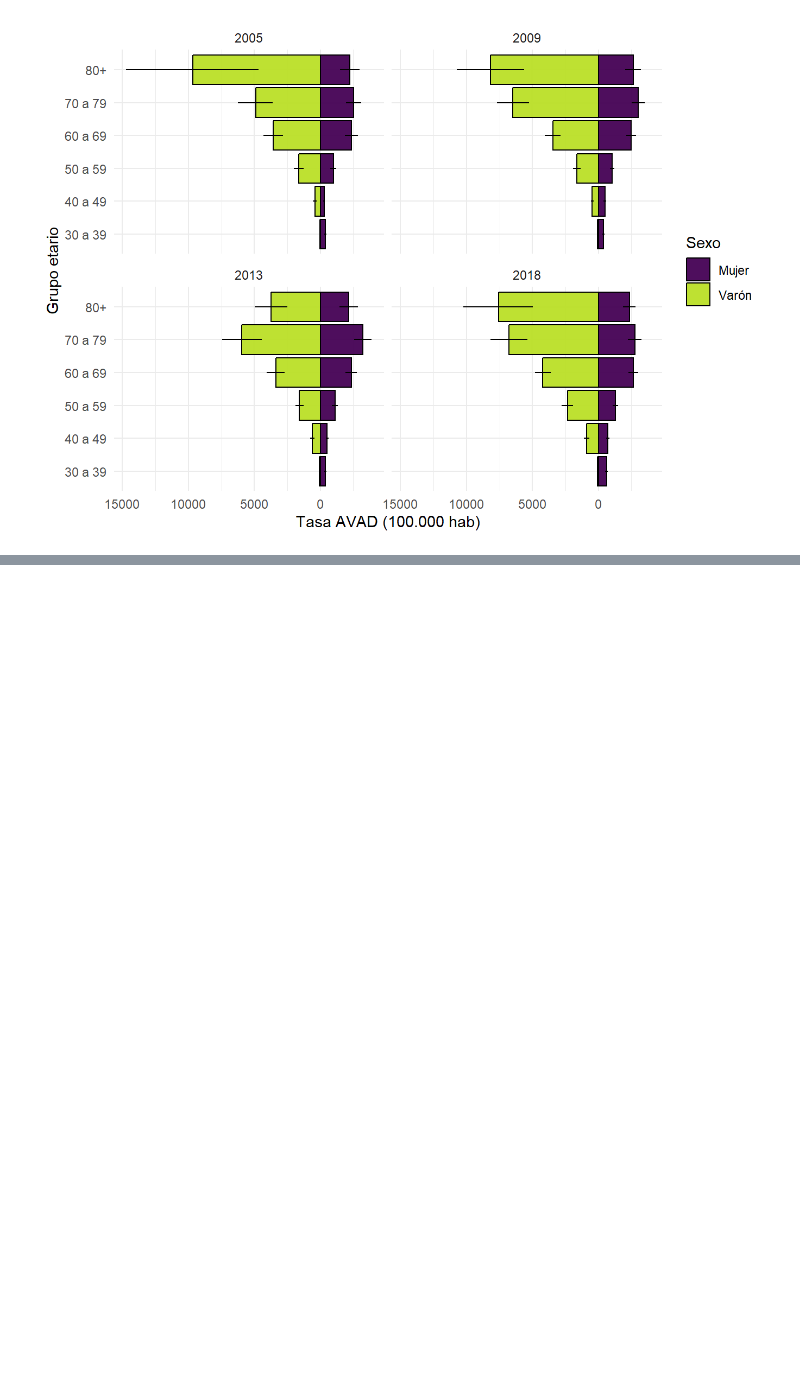
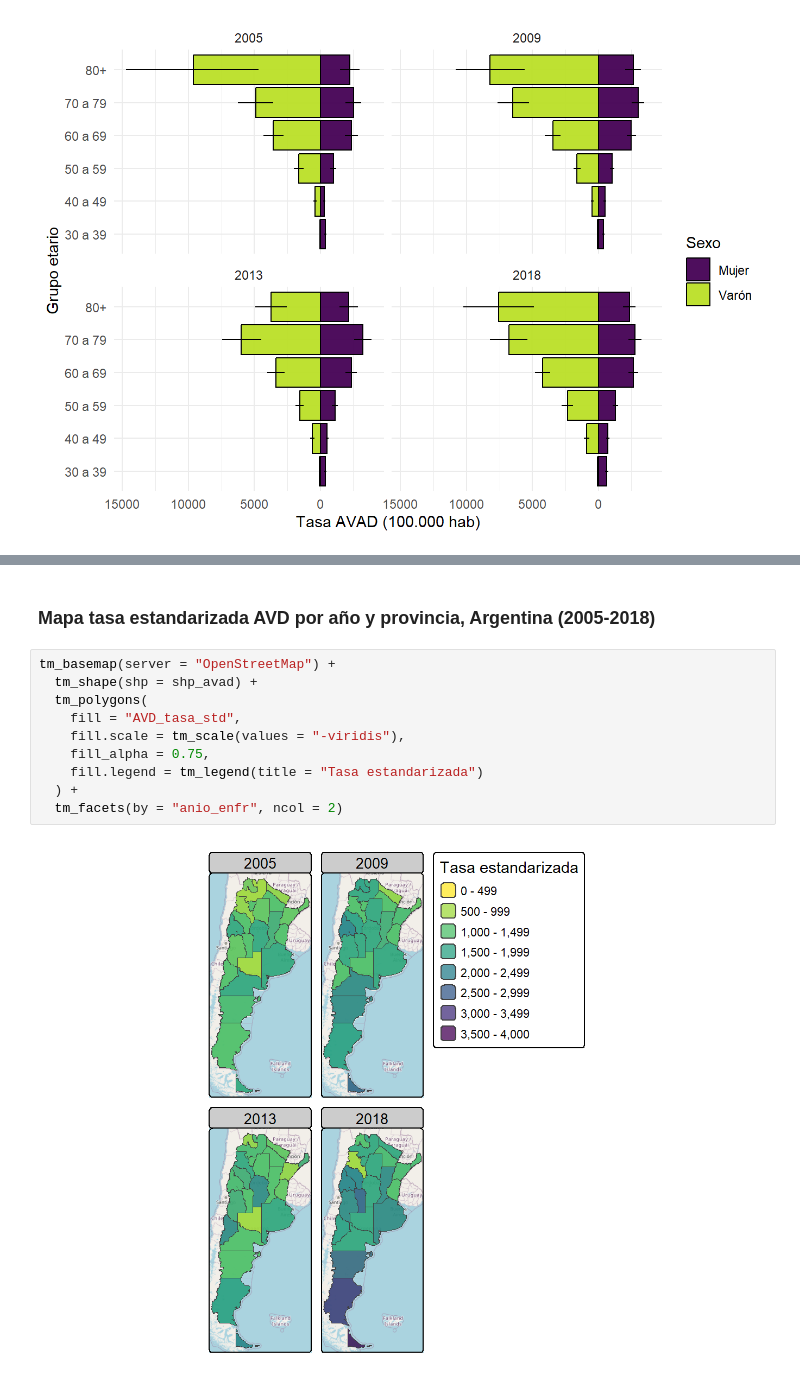
Before and after one commit to datos-ine/Procesamiento-R, a Jupyter notebook: exploracion_datos/_manuscript/index.embed.ipynb, the cells around one changed output, grey strips where cells are left out. Cells and saved outputs as stored; diff of their text form; blank space fills up the shorter version.

```diff
--- a/exploracion_datos/_manuscript/index.embed.ipynb
+++ b/exploracion_datos/_manuscript/index.embed.ipynb
@@ -210 +315,15 @@ Falling back to ungrouped filter operation...
+# %% [markdown]
+### Mapa tasa estandarizada AVD por año y provincia, Argentina (2005-2018)
+# %%
+tm_basemap(server = "OpenStreetMap") +
+  tm_shape(shp = shp_avad) +
+  tm_polygons(
+    fill = "AVD_tasa_std",
+    fill.scale = tm_scale(values = "-viridis"),
+    fill_alpha = 0.75,
+    fill.legend = tm_legend(title = "Tasa estandarizada")
+  ) +
+  tm_facets(by = "anio_enfr", ncol = 2)
+# %% [output]
+[figure, added]
 # %% [markdown]
```
Also changed, not shown: parts of 27 cells of this notebook, 24 other files.
